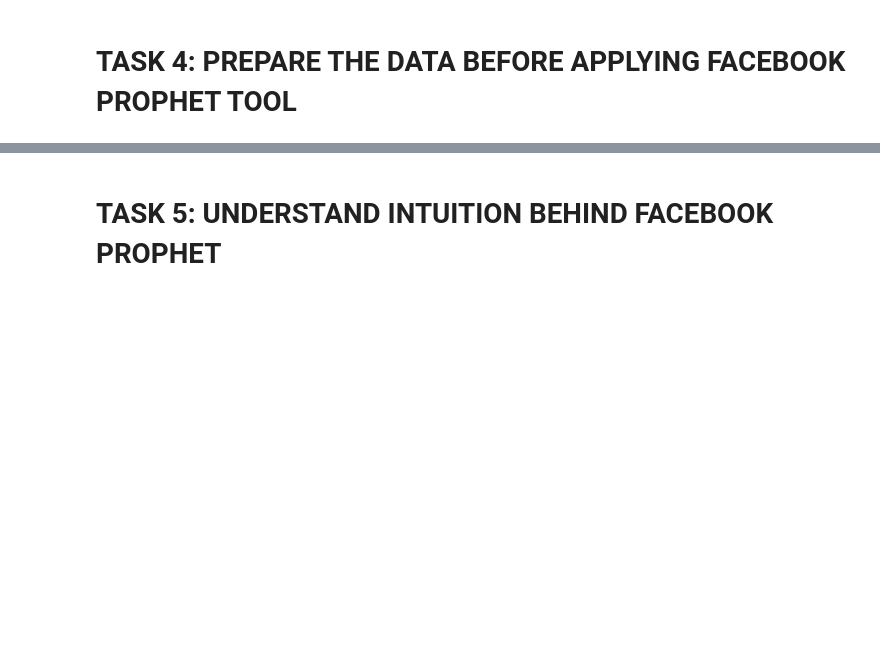
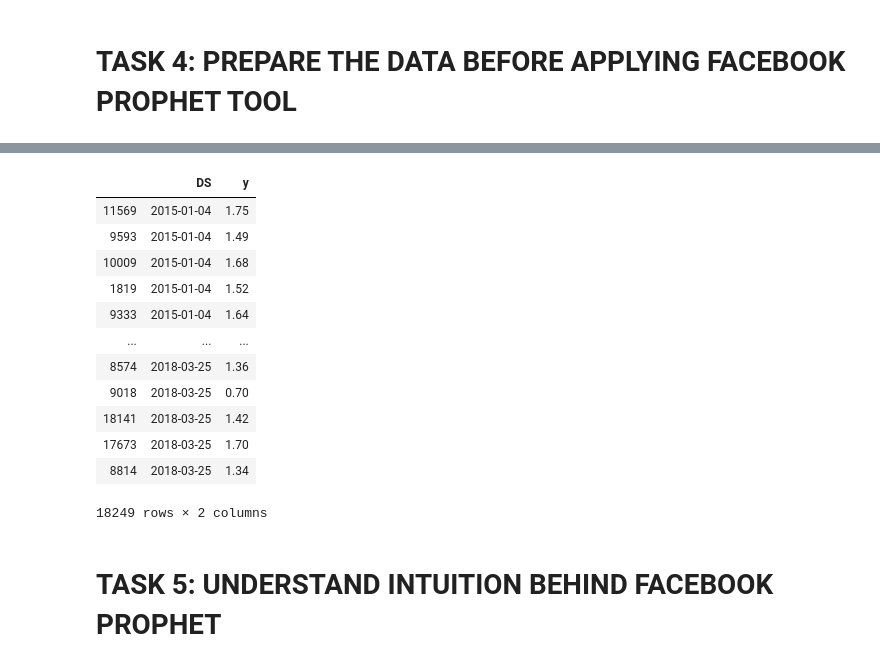
Before and after one commit to JessicaFB/Avocado-Time-Series, a Jupyter notebook: Predict Future Prices Using Facebook Prophet Skeleton.ipynb, the cells around one changed output, grey strips where cells are left out. Saved outputs shown, nothing was run; the diff lists cells and outputs as text; code cells hidden in the pictures; blank space fills up the shorter version.

```diff
--- a/Predict Future Prices Using Facebook Prophet Skeleton.ipynb
+++ b/Predict Future Prices Using Facebook Prophet Skeleton.ipynb
@@ -265,3 +283,22 @@ We can easily see here that prices distributi
+# %%
+# Prepare the data into DS (datestring) and y format (our predictor variable)
+
+ts = ts.rename(columns={'Date':'DS', 'AveragePrice': 'y'})
+ts
+# %% [output]
+|  | DS | y |
+| 11569 | 2015-01-04 | 1.75 |
+| 9593 | 2015-01-04 | 1.49 |
+| 10009 | 2015-01-04 | 1.68 |
+| 1819 | 2015-01-04 | 1.52 |
+| 9333 | 2015-01-04 | 1.64 |
+| ... | ... | ... |
+| 8574 | 2018-03-25 | 1.36 |
+| 9018 | 2018-03-25 | 0.70 |
+| 18141 | 2018-03-25 | 1.42 |
+| 17673 | 2018-03-25 | 1.70 |
+| 8814 | 2018-03-25 | 1.34 |
+18249 rows × 2 columns
 # %% [markdown]
 # TASK 5: UNDERSTAND INTUITION BEHIND FACEBOOK PROPHET
 # %% [markdown]
```
Also changed, not shown: parts of 2 cells of this notebook.
